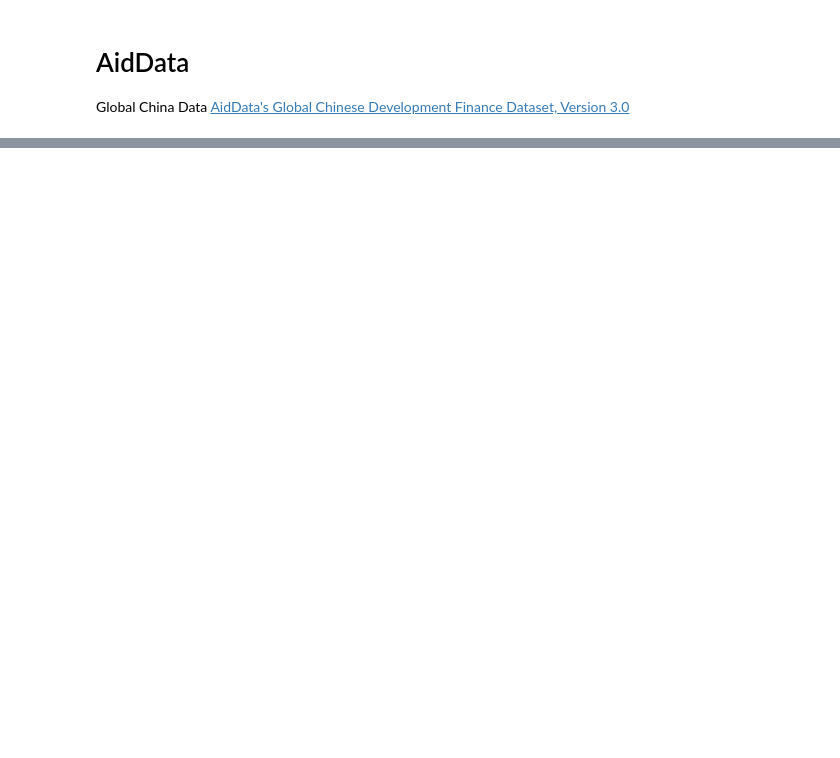
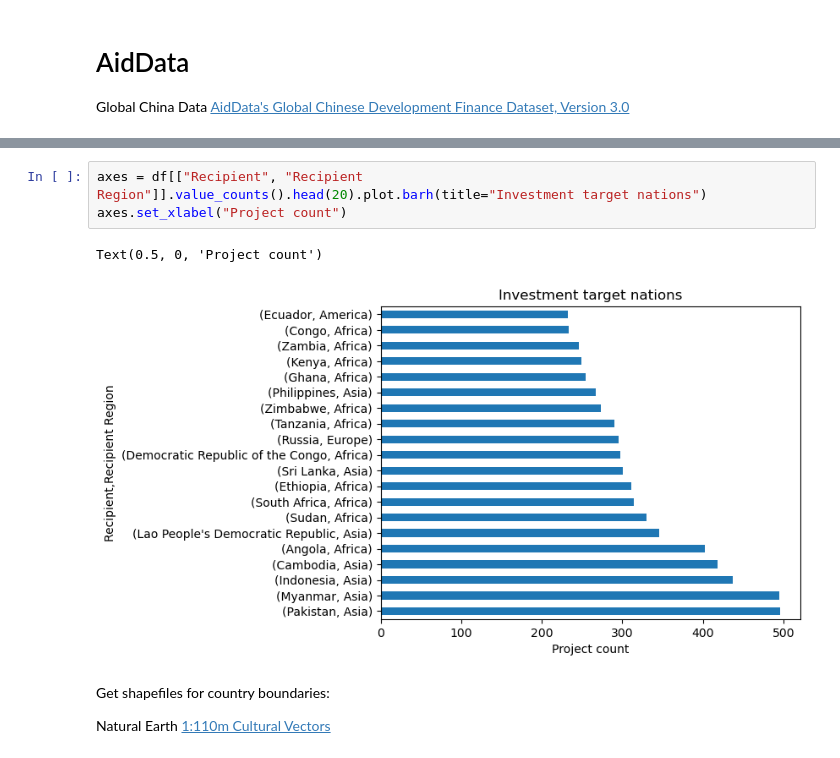
Before and after one commit to rcgsheffield/pluralize, a Jupyter notebook: notebooks/AidData.ipynb, the cells around one changed output, grey strips where cells are left out. Cells and saved outputs as stored; diff of their text form; blank space fills up the shorter version.

```diff
--- a/notebooks/AidData.ipynb
+++ b/notebooks/AidData.ipynb
@@ -21,0 +49,10 @@ ImportError: Missing optional dependency 'openpyxl'.  Use pip or conda to instal
+# %%
+axes = df[["Recipient", "Recipient Region"]].value_counts().head(20).plot.barh(title="Investment target nations")
+axes.set_xlabel("Project count")
+# %% [output]
+Text(0.5, 0, 'Project count')
+[figure, added]
+# %% [markdown]
+Get shapefiles for country boundaries:
+
+Natural Earth [1:110m Cultural Vectors](https://www.naturalearthdata.com/downloads/110m-cultural-vectors/)
```
Also changed, not shown: parts of 12 cells of this notebook, 1 other file.
